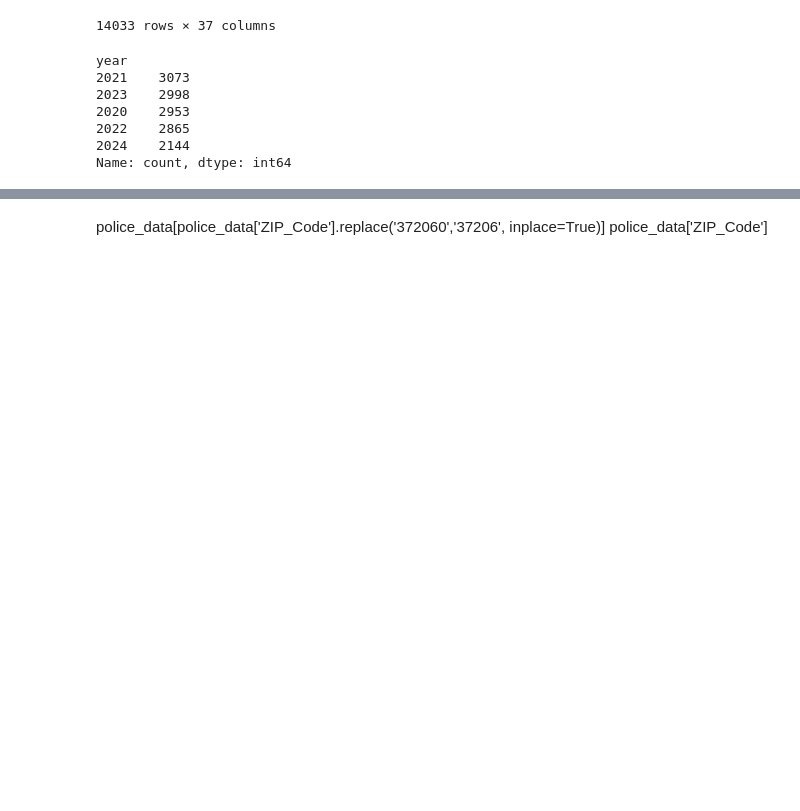
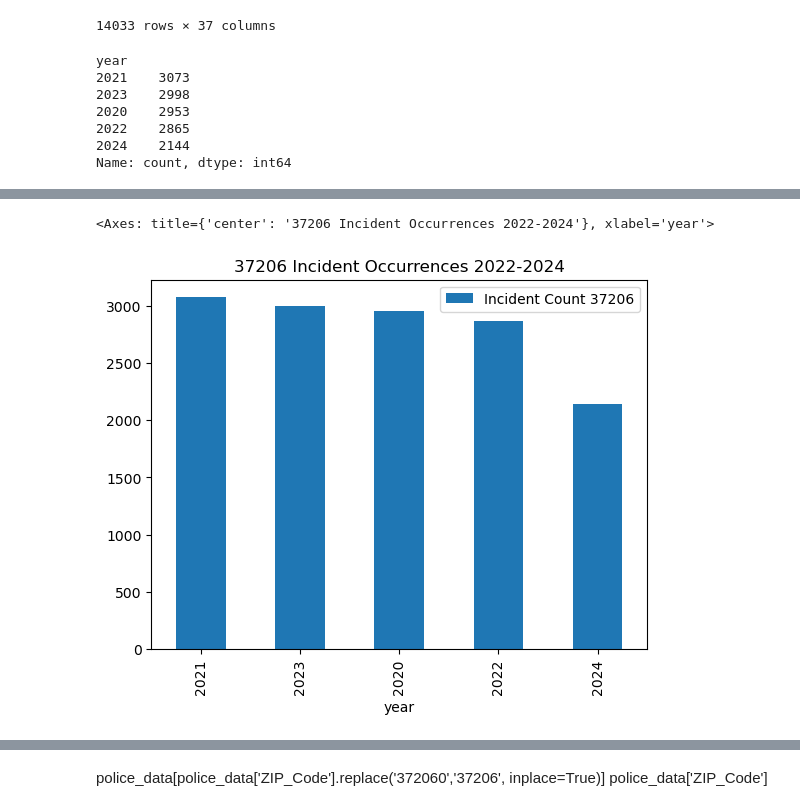
Before and after one commit to ericahen/capstone-da12, a Jupyter notebook: notebooks/police_data_eda.ipynb, the cells around one changed output, grey strips where cells are left out. Cells and saved outputs as stored; diff of their text form; code cells hidden in the pictures; blank space fills up the shorter version.

```diff
--- a/notebooks/police_data_eda.ipynb
+++ b/notebooks/police_data_eda.ipynb
@@ -556,4 +567,4 @@ year
 2024    2144
 Name: count, dtype: int64
 # %%
-count37206.reset_index()
+count37206 = count37206.reset_index()
@@ -567,4 +580,4 @@ count37206.reset_index()
 # %%
-count37206.rename(column={'count': 'Incident Count 37206'}, inplace=True)
+count37206.rename(columns={'count': 'Incident Count 37206'},inplace=True)
 count37206
 # %% [output]
@@ -574,4 +602,7 @@ count37206.info()
 # %%
-count37206.plot.bar( x='year', y='count', title='37206 Incident Occurrences 2022-2024')
+count37206.plot.bar( x='year', y='Incident Count 37206', title='37206 Incident Occurrences 2022-2024')
+# %% [output]
+<Axes: title={'center': '37206 Incident Occurrences 2022-2024'}, xlabel='year'>
+[figure, added]
 # %%
 # incident rates for 37013 & 37206
```
Also changed, not shown: parts of 12 cells of this notebook.
